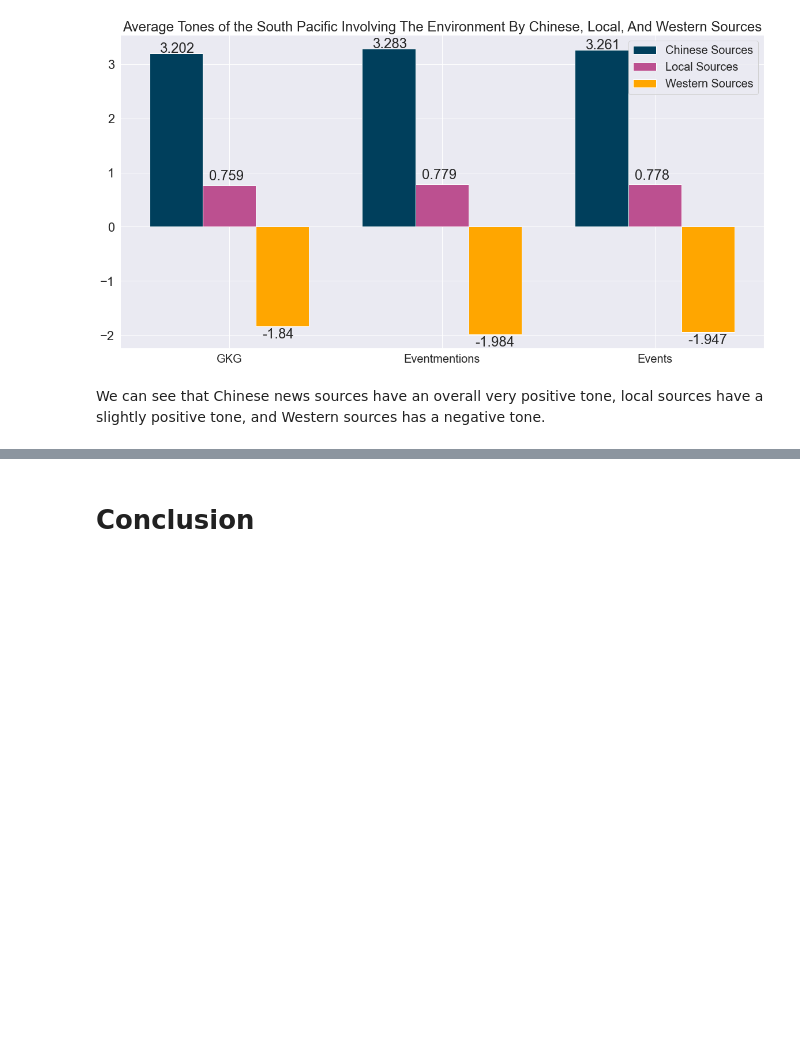
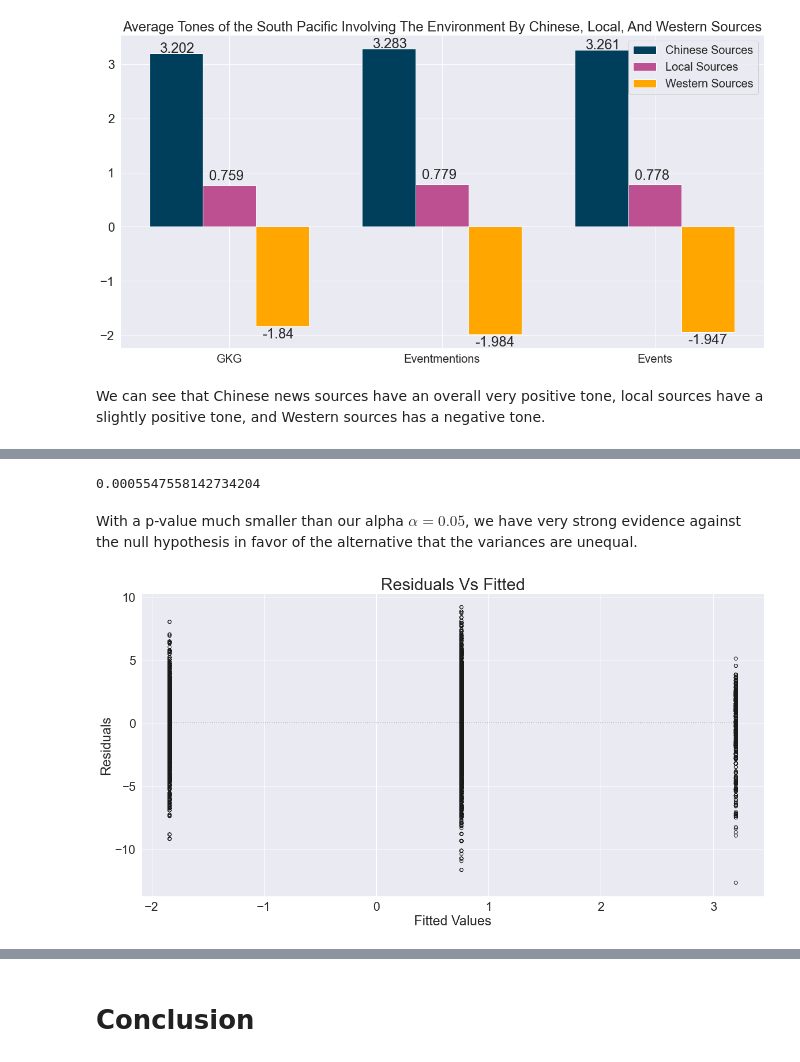
Before and after one commit to dblilienthal/GDELT-Research-In-The-South-Pacific, a Jupyter notebook: GDELT_Final_Report.ipynb, the cells around one changed output, grey strips where cells are left out. Saved outputs shown, nothing was run; the diff lists cells and outputs as text; code cells hidden in the pictures; blank space fills up the shorter version.

```diff
--- a/GDELT_Final_Report.ipynb
+++ b/GDELT_Final_Report.ipynb
@@ -688,0 +816,24 @@ We can see that Chinese news sources have an overall very positive tone, local s
+# %%
+# Conducting the Levene Test
+stat, p_value = levene(df2['V2Tone_New'][western_mask].values,
+                 df2['V2Tone_New'][chinese_mask].values,
+                 df2['V2Tone_New'][local_mask].values)
+p_value
+# %% [output]
+0.0005547558142734204
+# %% [markdown]
+With a p-value much smaller than our alpha $ \alpha = 0.05 $, we have very strong evidence against the null hypothesis in favor of the alternative that the variances are unequal.
+# %%
+from statsmodels.nonparametric.smoothers_lowess import lowess
+residuals = mod.resid
+fitted = mod.fittedvalues
+smoothed = lowess(residuals, fitted)
+
+plt.scatter(fitted, residuals, edgecolors='k', facecolors = 'none')
+plt.plot(smoothed[:,0],smoothed[:,1], color='r')
+plt.plot([min(fitted),max(fitted)],[0,0],color = 'k',linestyle = ':', alpha = .3)
+plt.title('Residuals Vs Fitted', fontsize=30)
+plt.xlabel('Fitted Values')
+plt.ylabel('Residuals');
+# %% [output]
+[figure, added]
```
Also changed, not shown: parts of 32 cells of this notebook.
